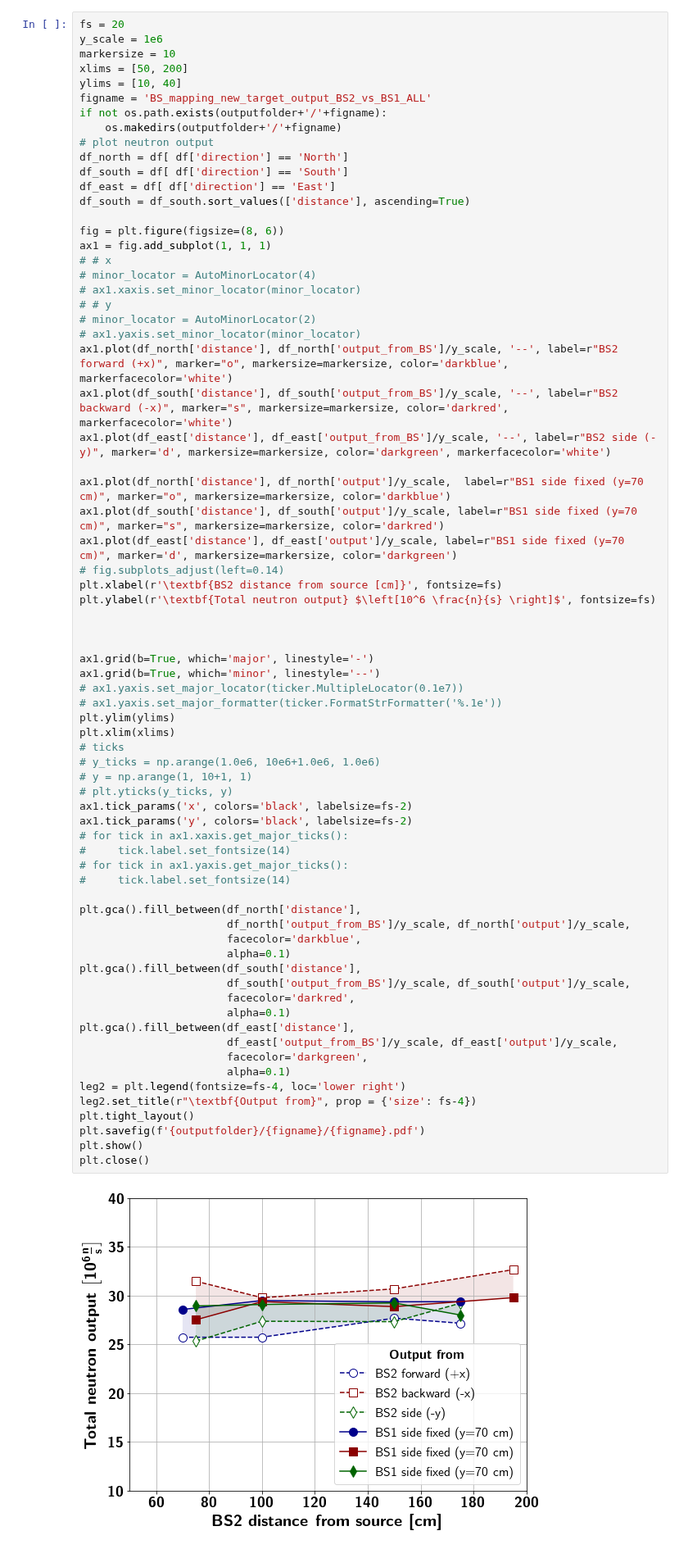
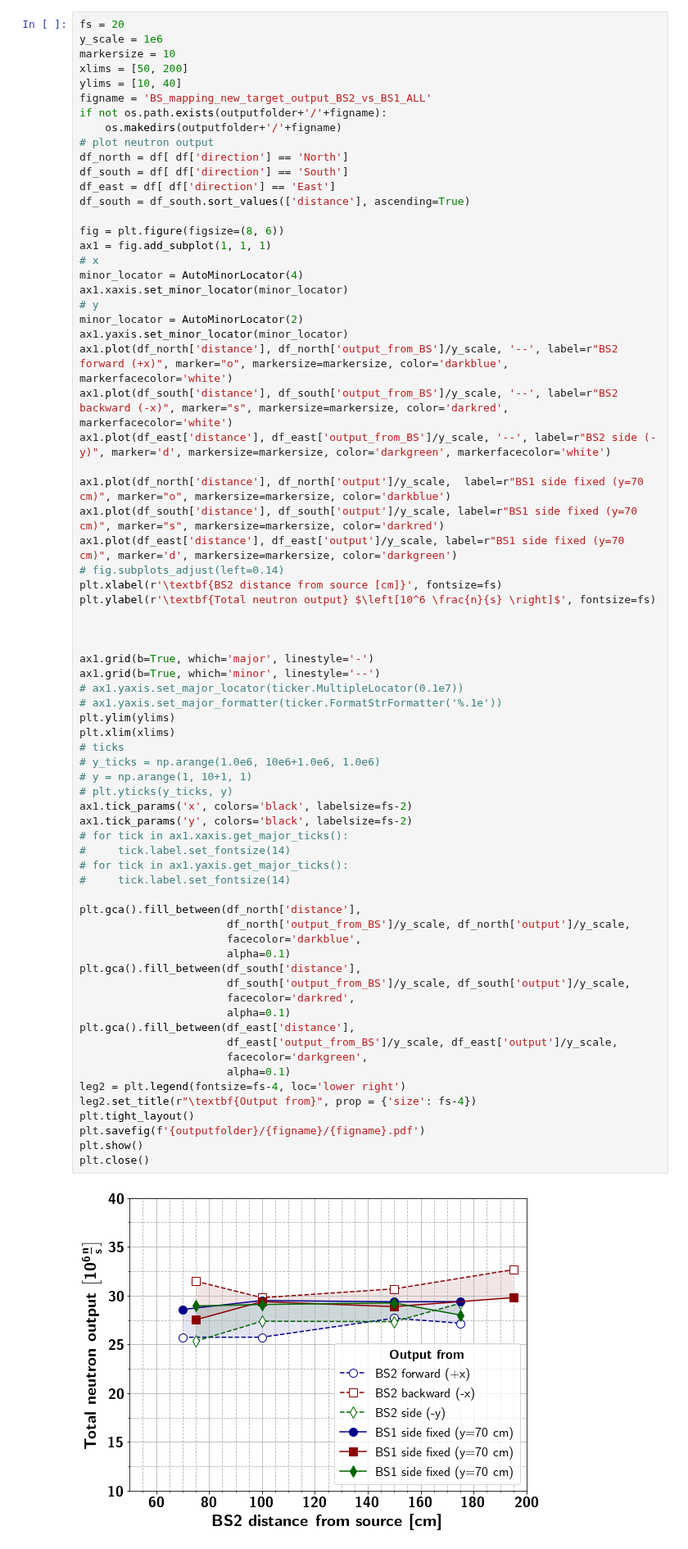
Before and after one commit to kromerh/phd_python, a Jupyter notebook: 09.BS_Mapping/01.NEW_TARGET.BS_mapping.new_target.ipynb, the cells around one changed output. Shown at 82% size. Saved outputs shown, nothing was run; the diff lists cells and outputs as text.

```diff
--- a/09.BS_Mapping/01.NEW_TARGET.BS_mapping.new_target.ipynb
+++ b/09.BS_Mapping/01.NEW_TARGET.BS_mapping.new_target.ipynb
@@ -302,12 +309,12 @@ df_south = df_south.sort_values(['distance'], ascending=True)
 
 fig = plt.figure(figsize=(8, 6))
 ax1 = fig.add_subplot(1, 1, 1)
-# # x
-# minor_locator = AutoMinorLocator(4)
-# ax1.xaxis.set_minor_locator(minor_locator)
-# # y
-# minor_locator = AutoMinorLocator(2)
-# ax1.yaxis.set_minor_locator(minor_locator)
+# x
+minor_locator = AutoMinorLocator(4)
+ax1.xaxis.set_minor_locator(minor_locator)
+# y
+minor_locator = AutoMinorLocator(2)
+ax1.yaxis.set_minor_locator(minor_locator)
 ax1.plot(df_north['distance'], df_north['output_from_BS']/y_scale, '--', label=r"BS2 forward (+x)", marker="o", markersize=markersize, color='darkblue', markerfacecolor='white')
 ax1.plot(df_south['distance'], df_south['output_from_BS']/y_scale, '--', label=r"BS2 backward (-x)", marker="s", markersize=markersize, color='darkred', markerfacecolor='white')
 ax1.plot(df_east['distance'], df_east['output_from_BS']/y_scale, '--', label=r"BS2 side (-y)", marker='d', markersize=markersize, color='darkgreen', markerfacecolor='white')
@@ -330,34 +337,34 @@ plt.xlim(xlims)
 # ticks
 # y_ticks = np.arange(1.0e6, 10e6+1.0e6, 1.0e6)
 # y = np.arange(1, 10+1, 1)
 # plt.yticks(y_ticks, y)
 ax1.tick_params('x', colors='black', labelsize=fs-2)
 ax1.tick_params('y', colors='black', labelsize=fs-2)
 # for tick in ax1.xaxis.get_major_ticks():
 #     tick.label.set_fontsize(14)
 # for tick in ax1.yaxis.get_major_ticks():
 #     tick.label.set_fontsize(14)
 
 plt.gca().fill_between(df_north['distance'],
                        df_north['output_from_BS']/y_scale, df_north['output']/y_scale,
                        facecolor='darkblue',
                        alpha=0.1)
 plt.gca().fill_between(df_south['distance'],
                        df_south['output_from_BS']/y_scale, df_south['output']/y_scale,
                        facecolor='darkred',
                        alpha=0.1)
 plt.gca().fill_between(df_east['distance'],
                        df_east['output_from_BS']/y_scale, df_east['output']/y_scale,
                        facecolor='darkgreen',
                        alpha=0.1)
 leg2 = plt.legend(fontsize=fs-4, loc='lower right')
 leg2.set_title(r"\textbf{Output from}", prop = {'size': fs-4})
 plt.tight_layout()
 plt.savefig(f'{outputfolder}/{figname}/{figname}.pdf')
 plt.show()
 plt.close()
 # %% [output]
-[figure, old version]
+[figure, new version]
 # %% [markdown]
 ### North plot
 # %%
```
Also changed, not shown: parts of 5 cells of this notebook.
